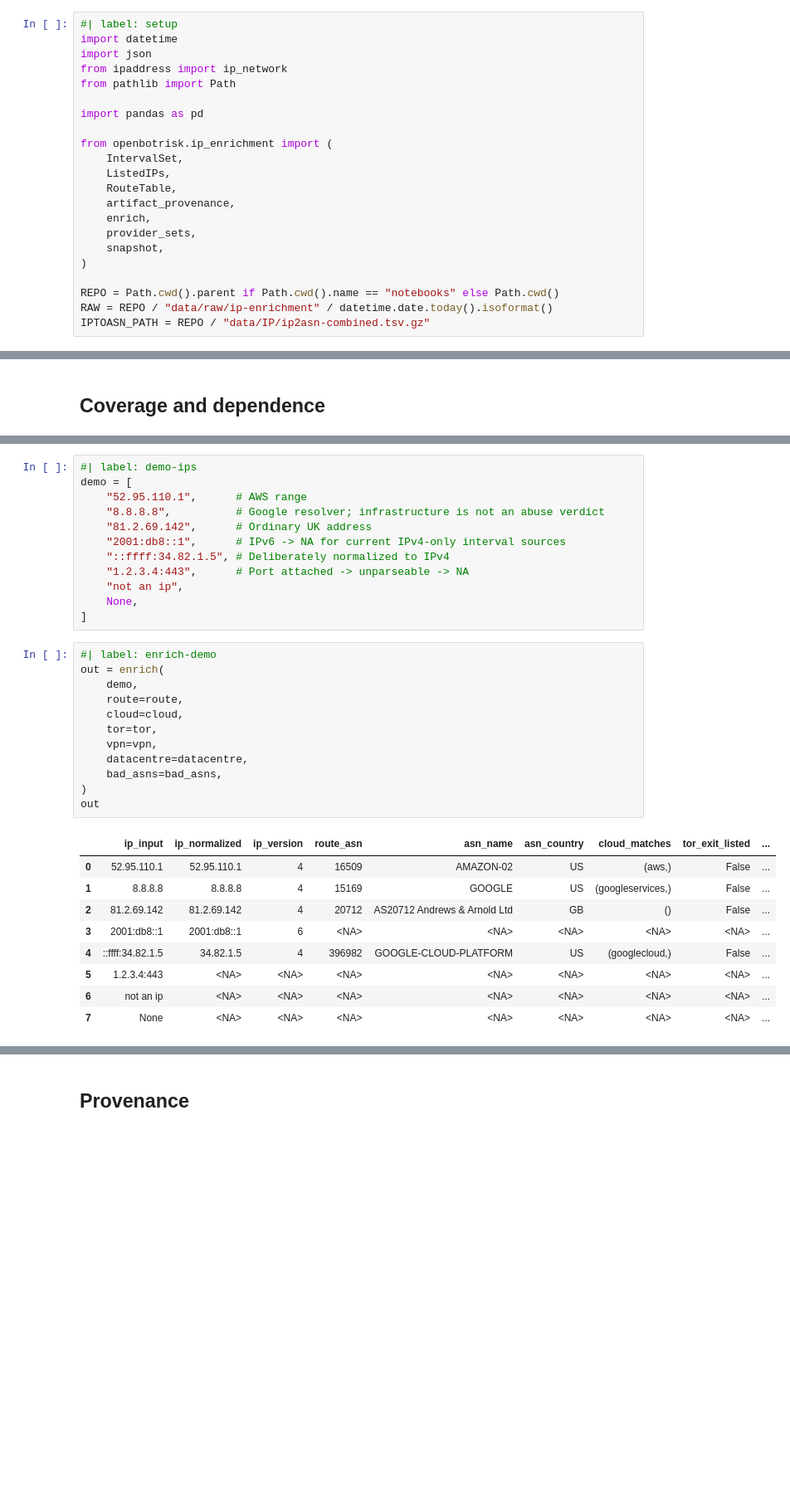
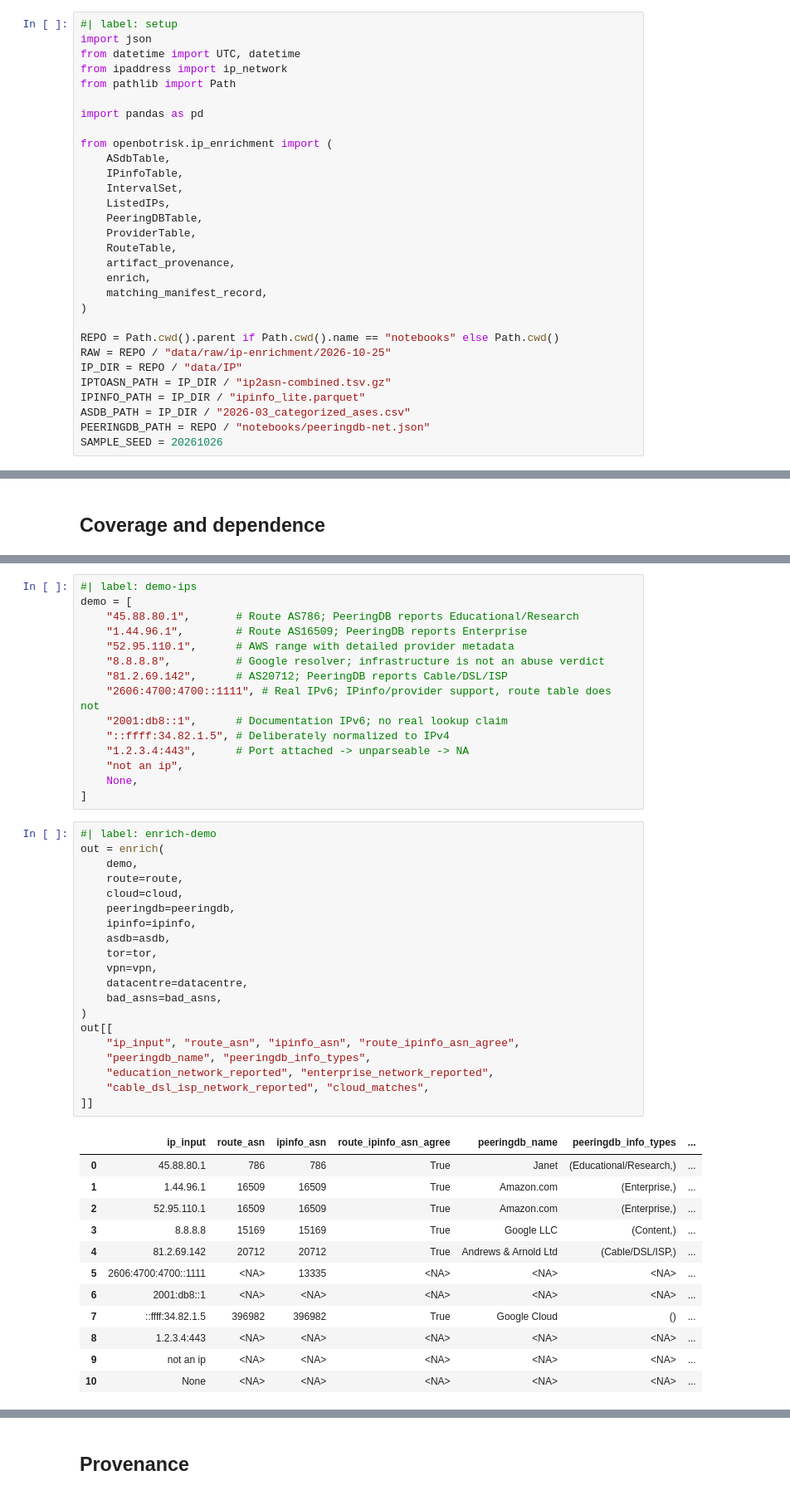
Before and after one commit to clearbranch/openbotrisk, a Jupyter notebook: notebooks/public_ip_enrichment_demo.ipynb, the cells around one changed output, grey strips where cells are left out. Shown at 83% size. Cells and saved outputs as stored; diff of their text form; blank space fills up the shorter version.

Commit message:
Extend public IP enrichment metadata

```diff
--- a/notebooks/public_ip_enrichment_demo.ipynb
+++ b/notebooks/public_ip_enrichment_demo.ipynb
@@ -11,24 +11,32 @@ Companion notebook for the site page *Public IP enrichment: what the flags actua
 # %%
 #| label: setup
-import datetime
 import json
+from datetime import UTC, datetime
 from ipaddress import ip_network
 from pathlib import Path
 
 import pandas as pd
 
 from openbotrisk.ip_enrichment import (
+    ASdbTable,
+    IPinfoTable,
     IntervalSet,
     ListedIPs,
+    PeeringDBTable,
+    ProviderTable,
     RouteTable,
     artifact_provenance,
     enrich,
-    provider_sets,
-    snapshot,
+    matching_manifest_record,
 )
 
 REPO = Path.cwd().parent if Path.cwd().name == "notebooks" else Path.cwd()
-RAW = REPO / "data/raw/ip-enrichment" / datetime.date.today().isoformat()
-IPTOASN_PATH = REPO / "data/IP/ip2asn-combined.tsv.gz"
+RAW = REPO / "data/raw/ip-enrichment/2026-10-25"
+IP_DIR = REPO / "data/IP"
+IPTOASN_PATH = IP_DIR / "ip2asn-combined.tsv.gz"
+IPINFO_PATH = IP_DIR / "ipinfo_lite.parquet"
+ASDB_PATH = IP_DIR / "2026-03_categorized_ases.csv"
+PEERINGDB_PATH = REPO / "notebooks/peeringdb-net.json"
+SAMPLE_SEED = 20261026
 # %%
 #| label: snapshots
@@ -131,10 +214,13 @@ The demo includes IPv4, IPv6, IPv4-mapped IPv6, malformed input, and null input
 # %%
 #| label: demo-ips
 demo = [
-    "52.95.110.1",      # AWS range
+    "45.88.80.1",       # Route AS786; PeeringDB reports Educational/Research
+    "1.44.96.1",        # Route AS16509; PeeringDB reports Enterprise
+    "52.95.110.1",      # AWS range with detailed provider metadata
     "8.8.8.8",          # Google resolver; infrastructure is not an abuse verdict
-    "81.2.69.142",      # Ordinary UK address
-    "2001:db8::1",      # IPv6 -> NA for current IPv4-only interval sources
+    "81.2.69.142",      # AS20712; PeeringDB reports Cable/DSL/ISP
+    "2606:4700:4700::1111", # Real IPv6; IPinfo/provider support, route table does not
+    "2001:db8::1",      # Documentation IPv6; no real lookup claim
     "::ffff:34.82.1.5", # Deliberately normalized to IPv4
     "1.2.3.4:443",      # Port attached -> unparseable -> NA
     "not an ip",
@@ -143,23 +229,34 @@ demo = [
 # %%
 #| label: enrich-demo
 out = enrich(
     demo,
     route=route,
     cloud=cloud,
+    peeringdb=peeringdb,
+    ipinfo=ipinfo,
+    asdb=asdb,
     tor=tor,
     vpn=vpn,
     datacentre=datacentre,
     bad_asns=bad_asns,
 )
-out
+out[[
+    "ip_input", "route_asn", "ipinfo_asn", "route_ipinfo_asn_agree",
+    "peeringdb_name", "peeringdb_info_types",
+    "education_network_reported", "enterprise_network_reported",
+    "cable_dsl_isp_network_reported", "cloud_matches",
+]]
 # %% [output]
-|  | ip_input | ip_normalized | ip_version | route_asn | asn_name | asn_country | cloud_matches | tor_exit_listed | ... |
-| 0 | 52.95.110.1 | 52.95.110.1 | 4 | 16509 | AMAZON-02 | US | (aws,) | False | ... |
-| 1 | 8.8.8.8 | 8.8.8.8 | 4 | 15169 | GOOGLE | US | (googleservices,) | False | ... |
-| 2 | 81.2.69.142 | 81.2.69.142 | 4 | 20712 | AS20712 Andrews & Arnold Ltd | GB | () | False | ... |
-| 3 | 2001:db8::1 | 2001:db8::1 | 6 | <NA> | <NA> | <NA> | <NA> | <NA> | ... |
-| 4 | ::ffff:34.82.1.5 | 34.82.1.5 | 4 | 396982 | GOOGLE-CLOUD-PLATFORM | US | (googlecloud,) | False | ... |
-| 5 | 1.2.3.4:443 | <NA> | <NA> | <NA> | <NA> | <NA> | <NA> | <NA> | ... |
-| 6 | not an ip | <NA> | <NA> | <NA> | <NA> | <NA> | <NA> | <NA> | ... |
-| 7 | None | <NA> | <NA> | <NA> | <NA> | <NA> | <NA> | <NA> | ... |
+|  | ip_input | route_asn | ipinfo_asn | route_ipinfo_asn_agree | peeringdb_name | peeringdb_info_types | ... |
+| 0 | 45.88.80.1 | 786 | 786 | True | Janet | (Educational/Research,) | ... |
+| 1 | 1.44.96.1 | 16509 | 16509 | True | Amazon.com | (Enterprise,) | ... |
+| 2 | 52.95.110.1 | 16509 | 16509 | True | Amazon.com | (Enterprise,) | ... |
+| 3 | 8.8.8.8 | 15169 | 15169 | True | Google LLC | (Content,) | ... |
+| 4 | 81.2.69.142 | 20712 | 20712 | True | Andrews & Arnold Ltd | (Cable/DSL/ISP,) | ... |
+| 5 | 2606:4700:4700::1111 | <NA> | 13335 | <NA> | <NA> | <NA> | ... |
+| 6 | 2001:db8::1 | <NA> | <NA> | <NA> | <NA> | <NA> | ... |
+| 7 | ::ffff:34.82.1.5 | 396982 | 396982 | True | Google Cloud | () | ... |
+| 8 | 1.2.3.4:443 | <NA> | <NA> | <NA> | <NA> | <NA> | ... |
+| 9 | not an ip | <NA> | <NA> | <NA> | <NA> | <NA> | ... |
+| 10 | None | <NA> | <NA> | <NA> | <NA> | <NA> | ... |
 # %% [markdown]
```
Also changed, not shown: parts of 17 cells of this notebook, 3 other files.
